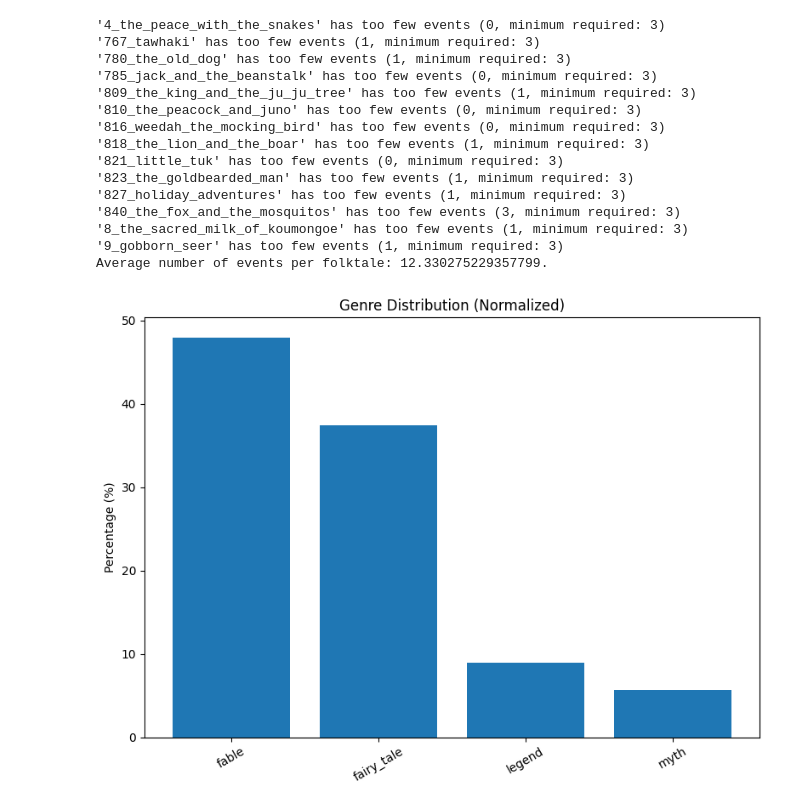
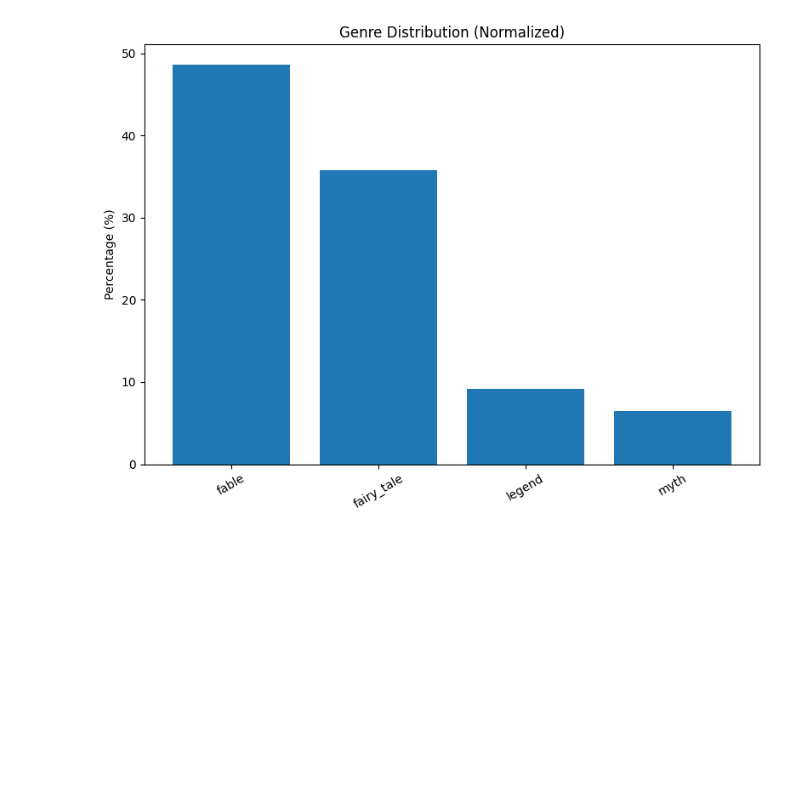
Before and after one commit to pedrolemi/Folktales-Graph-RAG, a Jupyter notebook: analysis.ipynb, the cells around one changed output. Drawn from its saved outputs; the diff is of its cells as text; code cells hidden in the pictures; blank space fills up the shorter version.

```diff
--- a/analysis.ipynb
+++ b/analysis.ipynb
@@ -6 +10,11 @@ from utils.visualization import plot_genre_distribution, plot_nation_counts
+# %%
+data_dir = "./data"
+folktales_csv = "folk_tales_deduplicated.csv"
+
+processed_dir = os.path.join(data_dir, "processed")
+processed_folktales = os.path.join(processed_dir, folktales_csv)
+
+out_dir = "./out"
+
+information_dir = "./information"
 # %%
@@ -35,3 +46,4 @@ Name: nation, Length: 2938, dtype: str>
 # %%
 folktales_json = load_json_folder(out_dir)
 folktales = [AnnotatedFolktale(**folktale_json) for folktale_json in folktales_json.values()]
+valid_folktales = filter_valid_folktales(folktales, MIN_EVENTS)
@@ -38,30 +66,4 @@ folktales = [AnnotatedFolktale(**folktale_json) for folktale_json in folktales_j
 # %%
-valid_foktales: list[AnnotatedFolktale] = []
-for filename, folktale in zip(folktales_json.keys(), folktales):
-	n_events = len(folktale.events)
-	if n_events <= MIN_EVENTS:
-		print(f"'{filename}' has too few events ({n_events}, minimum required: {MIN_EVENTS})")
-	else:
-		valid_foktales.append(folktale)
-
-average_eventes = sum(len(folktale.events) for folktale in valid_foktales) / len(valid_foktales)
-print(f"Average number of events per folktale: {average_eventes}.")
-
-plot_genre_distribution(folktales)
+plot_genre_distribution(valid_folktales)
 # %% [output]
-'4_the_peace_with_the_snakes' has too few events (0, minimum required: 3)
-'767_tawhaki' has too few events (1, minimum required: 3)
-'780_the_old_dog' has too few events (1, minimum required: 3)
-'785_jack_and_the_beanstalk' has too few events (0, minimum required: 3)
-'809_the_king_and_the_ju_ju_tree' has too few events (1, minimum required: 3)
-'810_the_peacock_and_juno' has too few events (0, minimum required: 3)
-'816_weedah_the_mocking_bird' has too few events (0, minimum required: 3)
-'818_the_lion_and_the_boar' has too few events (1, minimum required: 3)
-'821_little_tuk' has too few events (0, minimum required: 3)
-'823_the_goldbearded_man' has too few events (1, minimum required: 3)
-'827_holiday_adventures' has too few events (1, minimum required: 3)
-'840_the_fox_and_the_mosquitos' has too few events (3, minimum required: 3)
-'8_the_sacred_milk_of_koumongoe' has too few events (1, minimum required: 3)
-'9_gobborn_seer' has too few events (1, minimum required: 3)
-Average number of events per folktale: 12.330275229357799.
-[figure, old version]
+[figure, new version]
```
Also changed, not shown: parts of 12 cells of this notebook, 26 other files.
